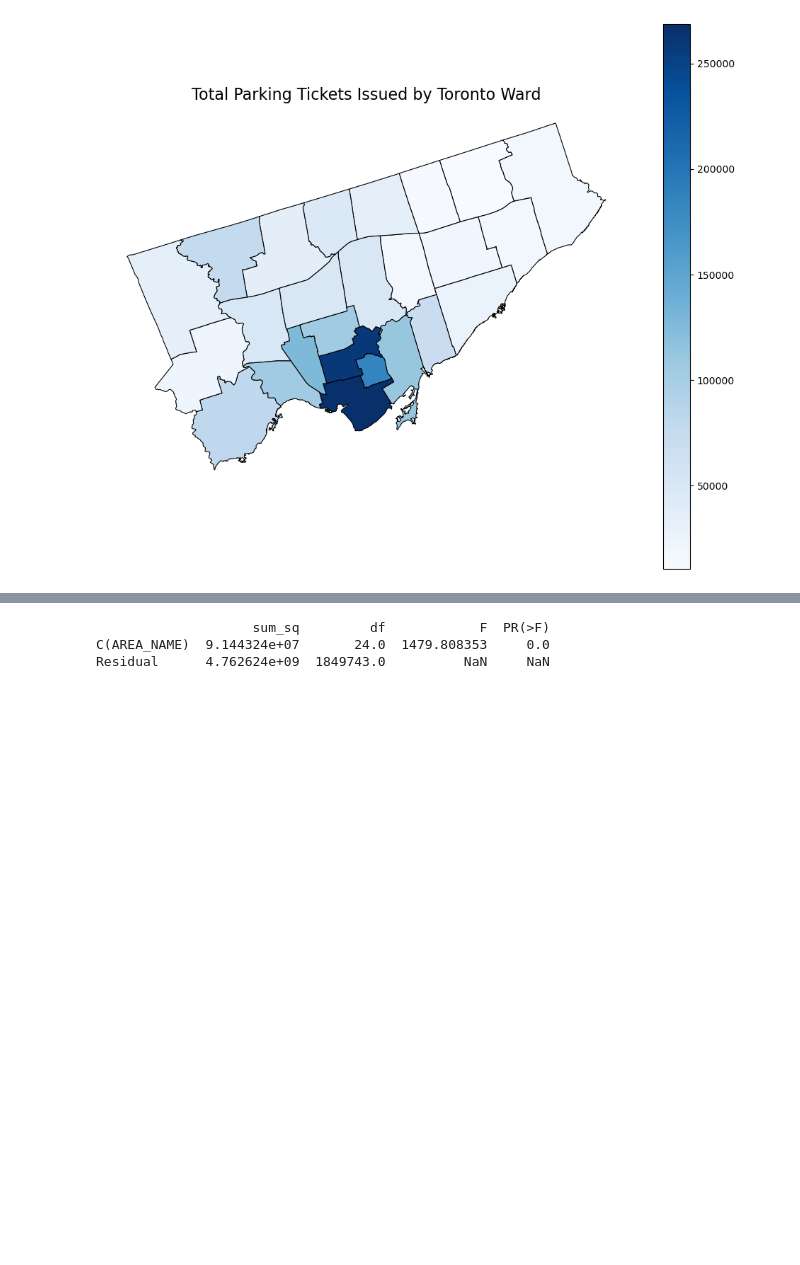
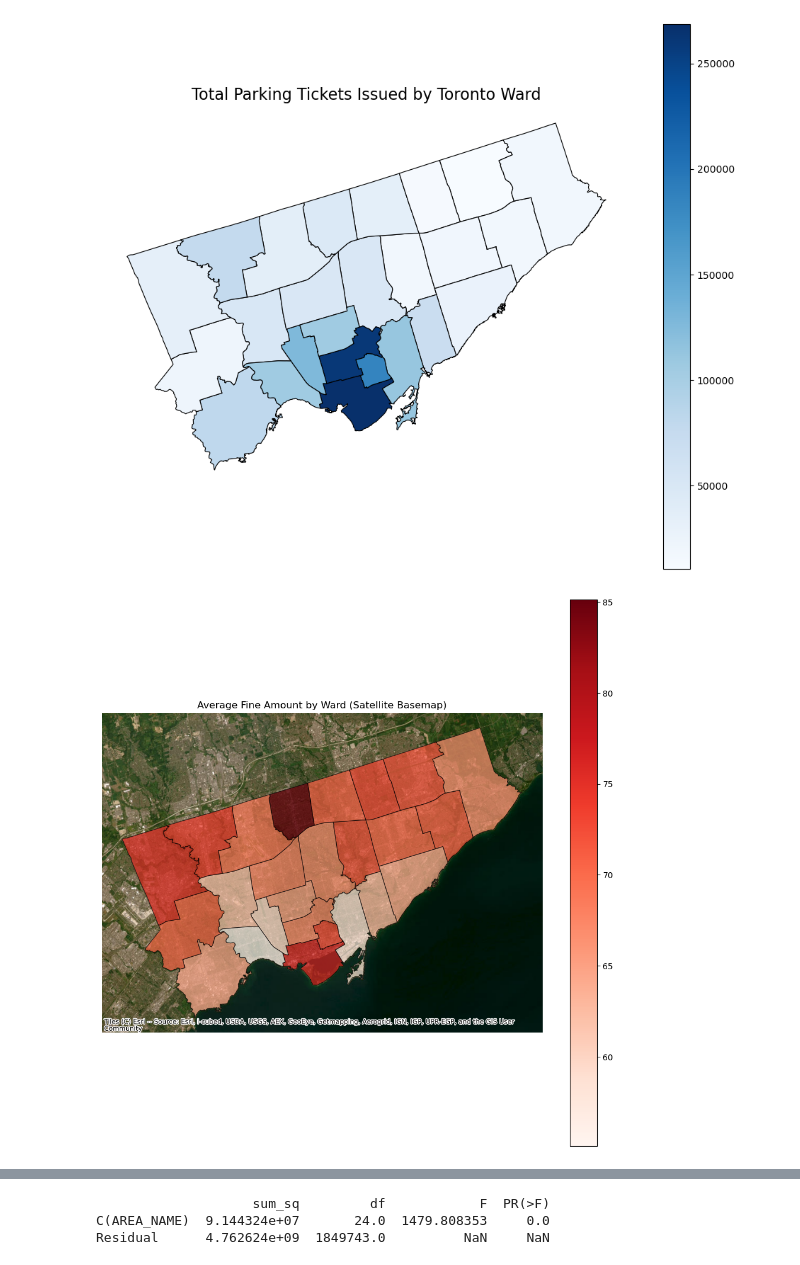
Before and after one commit to AshZein/STA304-Project, a Jupyter notebook: stats_analysis/ash/parking_analysis_notebook.ipynb, the cells around one changed output, grey strips where cells are left out. Drawn from its saved outputs; the diff is of its cells as text; code cells hidden in the pictures; blank space fills up the shorter version.

Commit message:
satellite maps

```diff
--- a/stats_analysis/ash/parking_analysis_notebook.ipynb
+++ b/stats_analysis/ash/parking_analysis_notebook.ipynb
@@ -149,3 +150,42 @@ plt.show()
 # %% [output]
 [figure]
 [figure]
+# %%
+import contextily as cx
+
+ward_stats = (
+    df.groupby("AREA_NAME")
+      .agg(avg_fine=("set_fine_amount", "mean"))
+      .reset_index()
+)
+
+merged = wards.merge(ward_stats, on="AREA_NAME", how="left")
+
+merged = merged.to_crs(epsg=3857)
+
+fig, ax = plt.subplots(figsize=(12, 12))
+
+# Plot the ward polygons colored by avg fine
+merged.plot(
+    column="avg_fine",
+    cmap="Reds",
+    linewidth=0.8,
+    edgecolor="black",
+    alpha=0.7,  # <- keeps the satellite layer visible
+    legend=True,
+    ax=ax
+)
+
+# Add satellite basemap
+cx.add_basemap(
+    ax,
+    source=cx.providers.Esri.WorldImagery   # <- satellite imagery
+    # “Source: Esri, Maxar, Earthstar Geographics, and the GIS User Community.”
+)
+
+ax.set_axis_off()
+plt.title("Average Fine Amount by Ward (Satellite Basemap)")
+plt.savefig("figures_graphics/avg_fine_by_ward_satellite_map.png", dpi=200)
+plt.show()
+# %% [output]
+[figure, added]
```
Also changed, not shown: parts of 2 cells of this notebook.
